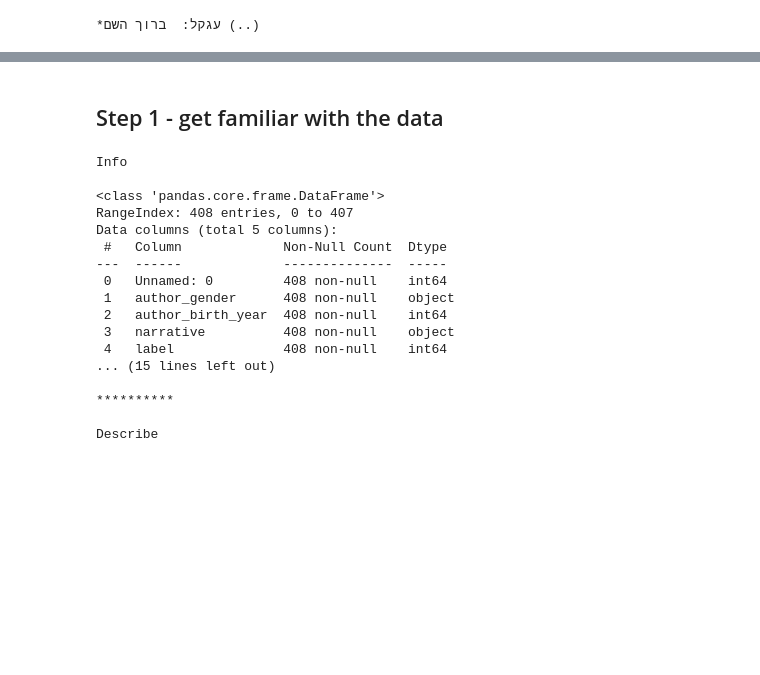
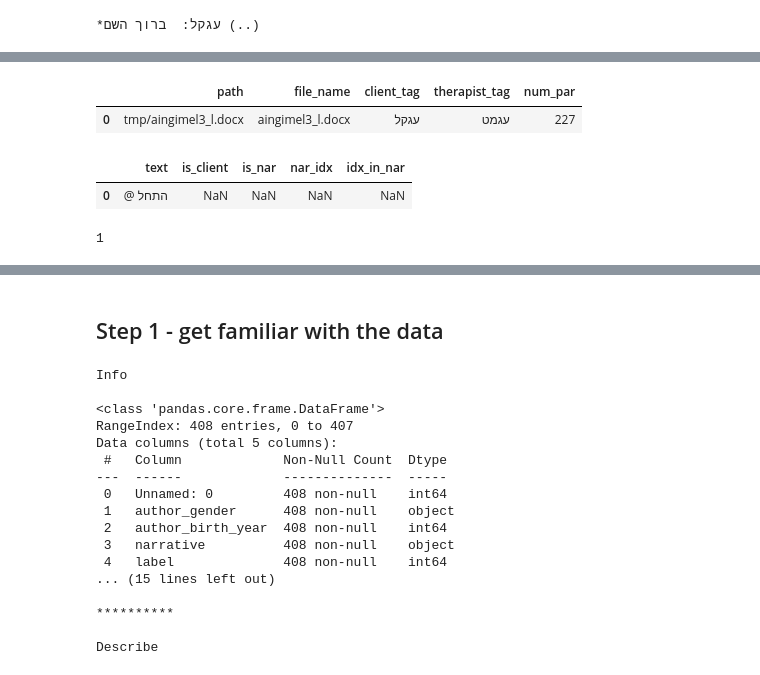
Before and after one commit to Sofy34/personal_strudy, a Jupyter notebook: thesis/01_initial_file.ipynb, the cells around one changed output, grey strips where cells are left out. Drawn from its saved outputs; the diff is of its cells as text; code cells hidden in the pictures; blank space fills up the shorter version.

```diff
--- a/thesis/01_initial_file.ipynb
+++ b/thesis/01_initial_file.ipynb
@@ -75,0 +82,4 @@ found in 2
+# %%
+doc_db_columns = ['path','file_name','client_tag','therapist_tag','num_par']
+doc_db = pd.DataFrame(columns=doc_db_columns)
+doc_db.columns
@@ -75,0 +115,14 @@ found in 2
+# %%
+doc_db
+# %% [output]
+|  | path | file_name | client_tag | therapist_tag | num_par |
+| 0 | tmp/aingimel3_l.docx | aingimel3_l.docx | עגקל | עגמט | 227 |
+# %%
+par_db
+# %% [output]
+|  | text | is_client | is_nar | nar_idx | idx_in_nar |
+| 0 | @ התחל | NaN | NaN | NaN | NaN |
+# %%
+par_db.shape[0]
+# %% [output]
+1
```
Also changed, not shown: parts of 14 cells of this notebook.
